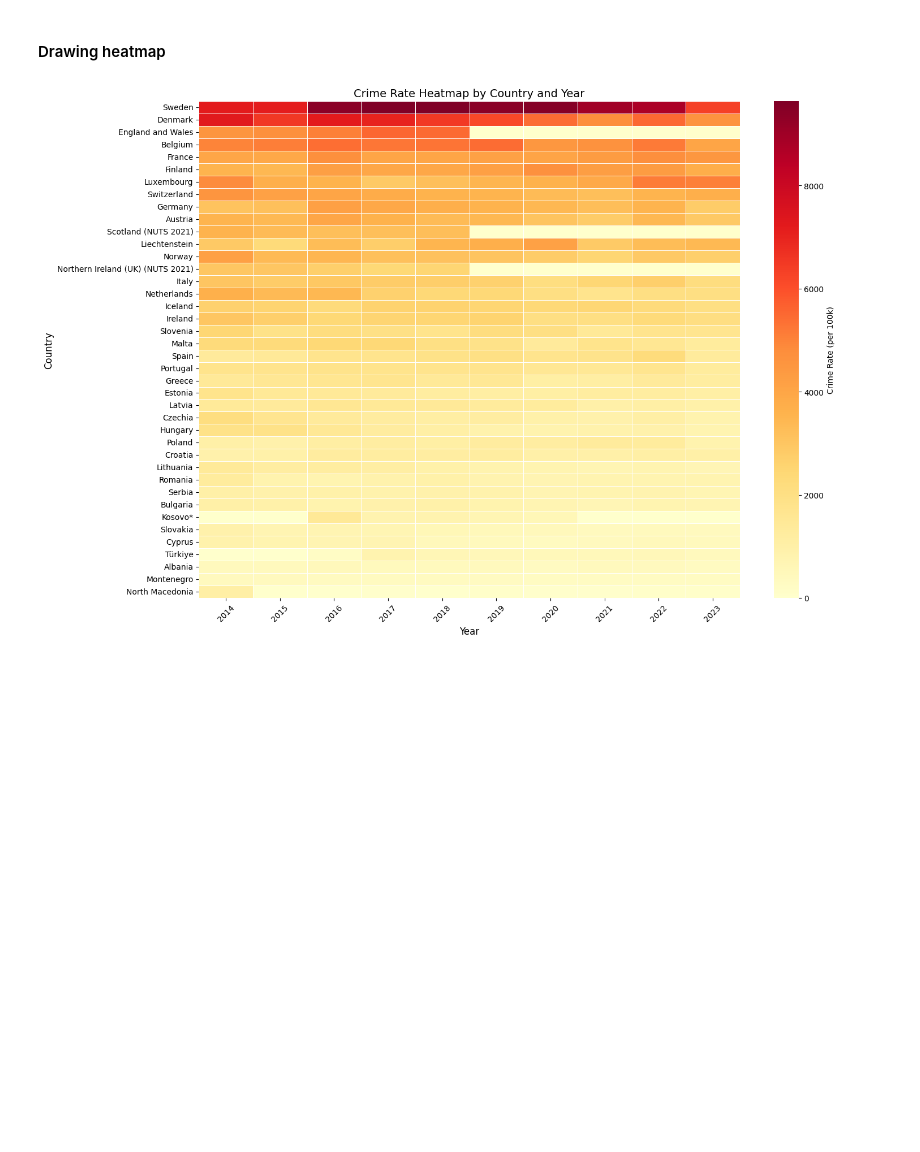
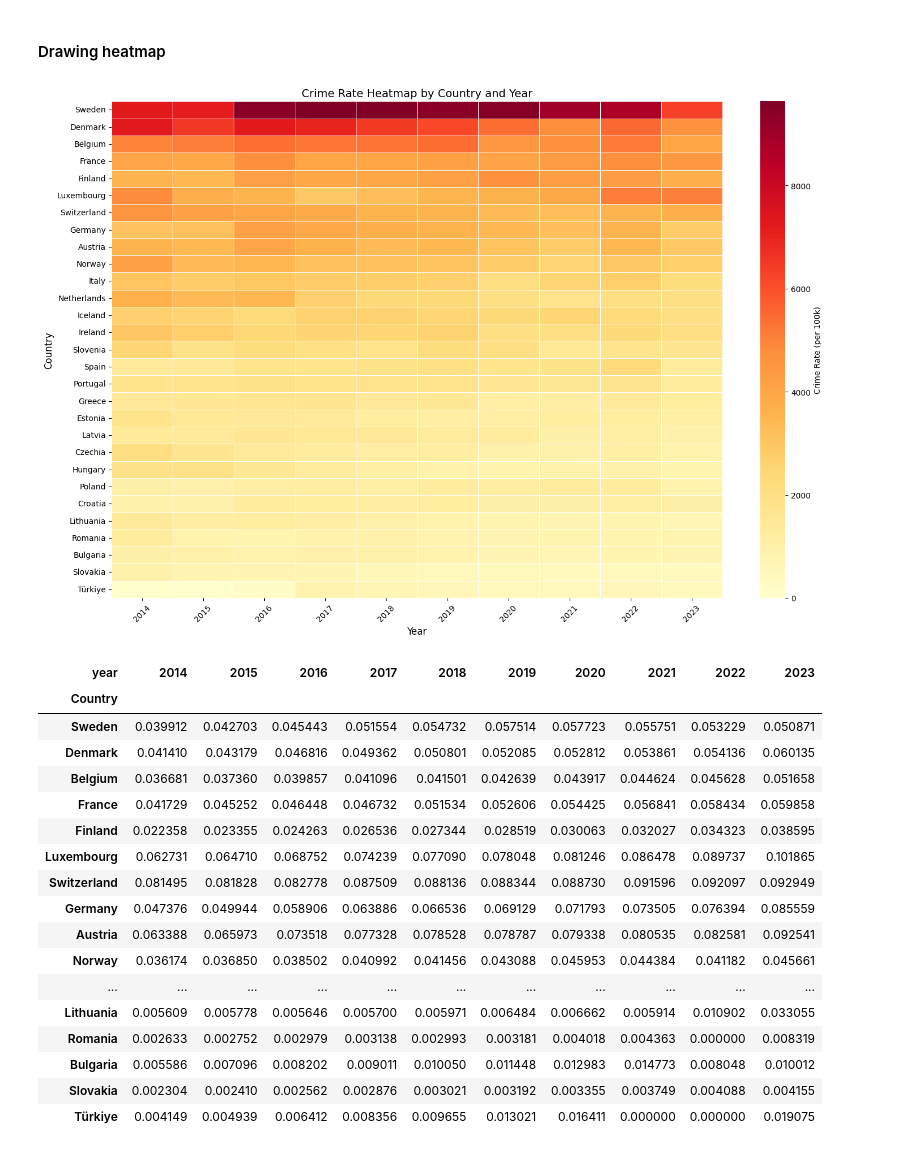
Before and after one commit to jatofi-official/migration-eu-analysis, a Jupyter notebook: Notebooks/crime_rate.ipynb, the cells around one changed output. Cells and saved outputs as stored; diff of their text form; code cells hidden in the pictures; blank space fills up the shorter version.

```diff
--- a/Notebooks/crime_rate.ipynb
+++ b/Notebooks/crime_rate.ipynb
@@ -218,51 +219,95 @@ def get_ratio_dataframe(table,citizenship_type=None):
 # %% [markdown]
 #### Drawing heatmap
 # %%
+countries_to_remove = [
+    'England and Wales', 'Scotland (NUTS 2021)', 'Liechtenstein',
+    'Northern Ireland (UK) (NUTS 2021)', 'Malta', 'Serbia', 'Kosovo*', 'Cyprus', 'Albania',
+    'Montenegro', 'North Macedonia'
+]
 
+country_order = list(grouped.groupby("Country")["Total_Crime"].mean().sort_values(ascending=False).index)
+country_order = [country for country in country_order if country not in countries_to_remove]
 
-country_order = grouped.groupby("Country")["Total_Crime"].mean().sort_values(ascending=False).index
 heatmap_data = grouped.pivot_table(
     index="Country",
     columns="Year",
     values="Total_Crime",
     fill_value=0
 )
-# display(heatmap_data.head())
-
+heatmap_data = heatmap_data.drop(index=countries_to_remove, errors='ignore')
 heatmap_data = heatmap_data.loc[country_order]
 
-def draw_heatmap(table, cmap, label):
+def draw_heatmap(table, cmap, label, title, correlation=None):
     plt.figure(figsize=(15, 10))
     sns.heatmap(
         table,
         annot=False,
         cmap=cmap,
         linewidths=0.5,
         cbar_kws={"label": label}
     )
 
-    plt.title("Crime Rate Heatmap by Country and Year", fontsize=14)
+    if correlation is not None:
+        for y, country in enumerate(table.index):
+            if country in correlation.index:  # Ensure the country exists in the correlation data
+                coef = correlation[country]
+                plt.text(
+                    x=table.shape[1] + 0.1 ,
+                    y=y + 0.5,
+                    s=f"{coef:.2f}",
+                    color="black",
+                    fontsize=10
+                )
+
+    plt.title(title, fontsize=14)
     plt.xlabel("Year", fontsize=12)
     plt.ylabel("Country", fontsize=12)
     plt.xticks(rotation=45)
     plt.tight_layout()
     plt.show()
 
-draw_heatmap(heatmap_data,"YlOrRd","Crime Rate (per 100k)")
+draw_heatmap(heatmap_data,"YlOrRd","Crime Rate (per 100k)", "Crime Rate Heatmap by Country and Year")
 
 # non-eu population
-# Done by Jakub
+# Done by Erik
+
+table_raw = pd.read_csv("../Data/immigration/non_eu_population.csv")
+table_population = table_raw.query("citizen != 'TOTAL' and year != 2024 and Country not in ['Malta', 'Liechtenstein', 'Cyprus']")
+
+heatmap_population = table_population.pivot_table(
+    index="Country",
+    columns="year",
+    values="non_eu_portion",
+    fill_value=0
+)
+heatmap_population = heatmap_population.loc[country_order]
+
+display(heatmap_population)
+
+# Calculate and display correlation for each country
+correlation_per_country = heatmap_data.corrwith(heatmap_population, axis=1)
+print("Correlation Index Between Crime Rate and Non-EU Population for Each Country:")
+print(correlation_per_country)
 
 
-# calculate percentage
-table_raw = pd.read_csv("../Data/Annual_population_eurostat(mandatory).csv")
-# table_population = pd.read_csv("../Data/Annual_population_eurostat(mandatory).csv").query("sex =='T' and citizen == 'NEU28_FOR'").drop(columns=["ISO3","citizen","sex"]).set_index("Country")
-table_population = get_ratio_dataframe(table_raw,"NEU28_FOR")
-
-# display(table_population.head())
-
-# heatmap2_data = table_population.loc[country_order]
-
-draw_heatmap(table_population,"light:b","Population of non-eu residents")
+draw_heatmap(heatmap_population,"PuBu","Population of non-eu residents", "Population of non-eu residents Heatmap by Country and Year",correlation_per_country)
 # %% [output]
-[figure, old version]
+[figure, new version]
+| year | 2014 | 2015 | 2016 | 2017 | 2018 | 2019 | 2020 | 2021 | 2022 | 2023 |
+| Country |  |  |  |  |  |  |  |  |  |  |
+| Sweden | 0.039912 | 0.042703 | 0.045443 | 0.051554 | 0.054732 | 0.057514 | 0.057723 | 0.055751 | 0.053229 | 0.050871 |
+| Denmark | 0.041410 | 0.043179 | 0.046816 | 0.049362 | 0.050801 | 0.052085 | 0.052812 | 0.053861 | 0.054136 | 0.060135 |
+| Belgium | 0.036681 | 0.037360 | 0.039857 | 0.041096 | 0.041501 | 0.042639 | 0.043917 | 0.044624 | 0.045628 | 0.051658 |
+| France | 0.041729 | 0.045252 | 0.046448 | 0.046732 | 0.051534 | 0.052606 | 0.054425 | 0.056841 | 0.058434 | 0.059858 |
+| Finland | 0.022358 | 0.023355 | 0.024263 | 0.026536 | 0.027344 | 0.028519 | 0.030063 | 0.032027 | 0.034323 | 0.038595 |
+| Luxembourg | 0.062731 | 0.064710 | 0.068752 | 0.074239 | 0.077090 | 0.078048 | 0.081246 | 0.086478 | 0.089737 | 0.101865 |
+| Switzerland | 0.081495 | 0.081828 | 0.082778 | 0.087509 | 0.088136 | 0.088344 | 0.088730 | 0.091596 | 0.092097 | 0.092949 |
+| Germany | 0.047376 | 0.049944 | 0.058906 | 0.063886 | 0.066536 | 0.069129 | 0.071793 | 0.073505 | 0.076394 | 0.085559 |
+| Austria | 0.063388 | 0.065973 | 0.073518 | 0.077328 | 0.078528 | 0.078787 | 0.079338 | 0.080535 | 0.082581 | 0.092541 |
+| Norway | 0.036174 | 0.036850 | 0.038502 | 0.040992 | 0.041456 | 0.043088 | 0.045953 | 0.044384 | 0.041182 | 0.045661 |
+| ... | ... | ... | ... | ... | ... | ... | ... | ... | ... | ... |
+| Lithuania | 0.005609 | 0.005778 | 0.005646 | 0.005700 | 0.005971 | 0.006484 | 0.006662 | 0.005914 | 0.010902 | 0.033055 |
+| Romania | 0.002633 | 0.002752 | 0.002979 | 0.003138 | 0.002993 | 0.003181 | 0.004018 | 0.004363 | 0.000000 | 0.008319 |
+| Bulgaria | 0.005586 | 0.007096 | 0.008202 | 0.009011 | 0.010050 | 0.011448 | 0.012983 | 0.014773 | 0.008048 | 0.010012 |
+| Slovakia | 0.002304 | 0.002410 | 0.002562 | 0.002876 | 0.003021 | 0.003192 | 0.003355 | 0.003749 | 0.004088 | 0.004155 |
+| Türkiye | 0.004149 | 0.004939 | 0.006412 | 0.008356 | 0.009655 | 0.013021 | 0.016411 | 0.000000 | 0.000000 | 0.019075 |
```
Also changed, not shown: parts of 2 cells of this notebook, 3 other files.
